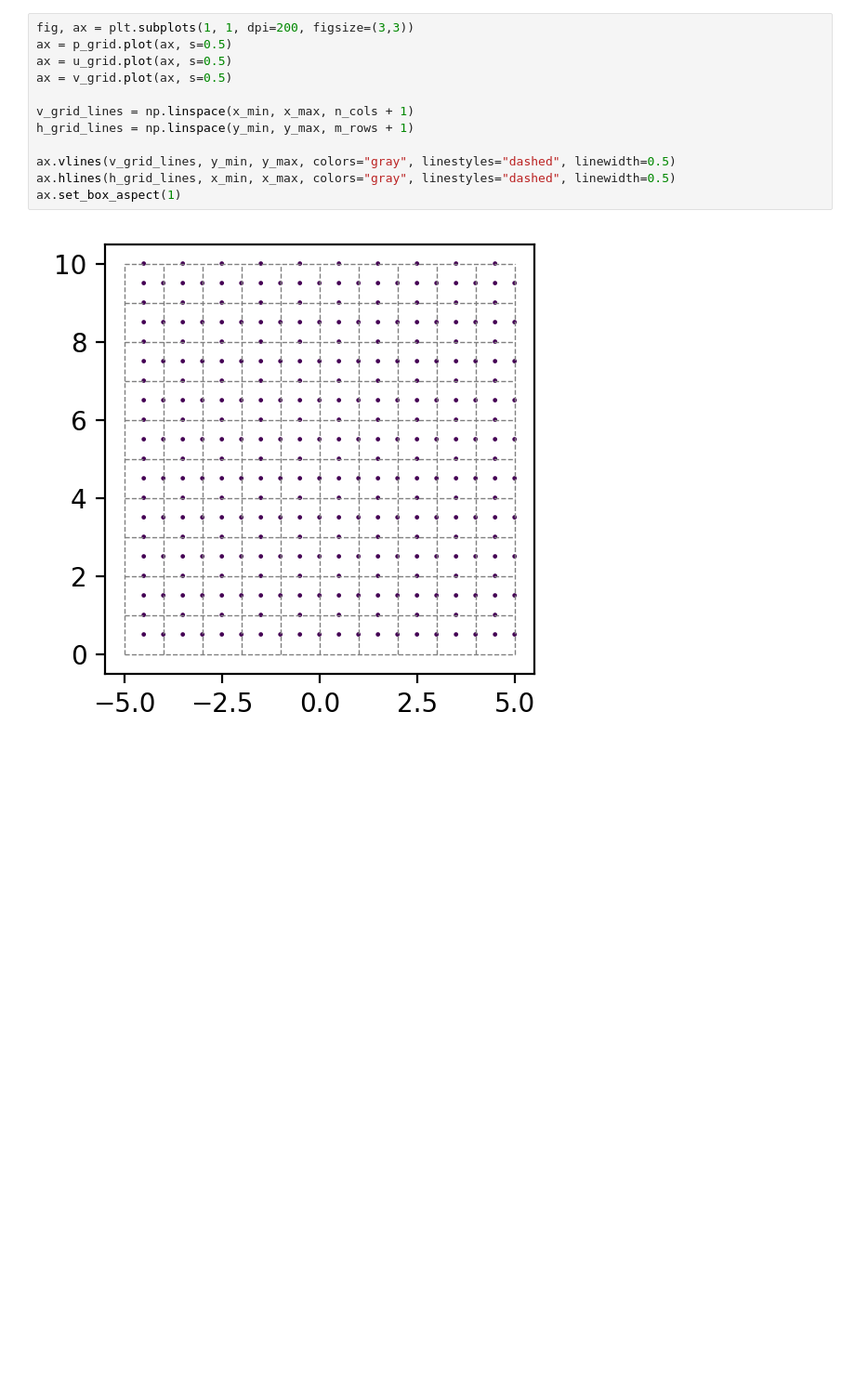
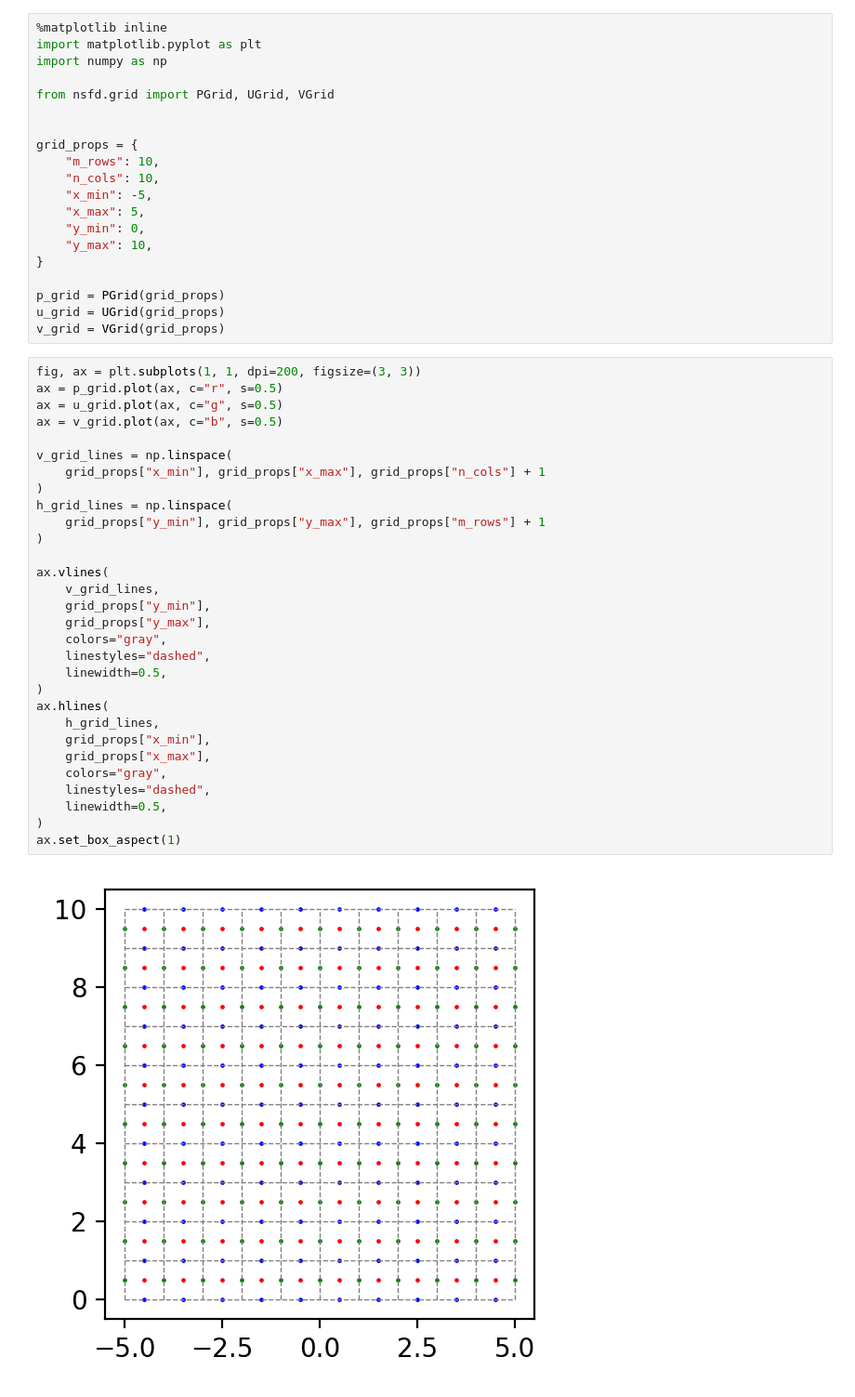
Before and after one commit to mmdski/nsfdpy, a Jupyter notebook: notebooks/grid.ipynb, the cells around one changed output. Shown: that part at 93% size. Drawn from its saved outputs; the diff is of its cells as text; blank space fills up the shorter version.

Commit message:
implement PGrid, UGrid, and VGrid

```diff
--- a/notebooks/grid.ipynb
+++ b/notebooks/grid.ipynb
@@ -39,14 +1,52 @@ v_grid = Grid(m_rows, n_cols, v_x_min, v_x_max, v_y_min, v_y_max)
+# %%
+%matplotlib inline
+import matplotlib.pyplot as plt
+import numpy as np
+
+from nsfd.grid import PGrid, UGrid, VGrid
+
+
+grid_props = {
+    "m_rows": 10,
+    "n_cols": 10,
+    "x_min": -5,
+    "x_max": 5,
+    "y_min": 0,
+    "y_max": 10,
+}
+
+p_grid = PGrid(grid_props)
+u_grid = UGrid(grid_props)
+v_grid = VGrid(grid_props)
 # %%
-fig, ax = plt.subplots(1, 1, dpi=200, figsize=(3,3))
-ax = p_grid.plot(ax, s=0.5)
-ax = u_grid.plot(ax, s=0.5)
-ax = v_grid.plot(ax, s=0.5)
+fig, ax = plt.subplots(1, 1, dpi=200, figsize=(3, 3))
+ax = p_grid.plot(ax, c="r", s=0.5)
+ax = u_grid.plot(ax, c="g", s=0.5)
+ax = v_grid.plot(ax, c="b", s=0.5)
 
-v_grid_lines = np.linspace(x_min, x_max, n_cols + 1)
-h_grid_lines = np.linspace(y_min, y_max, m_rows + 1)
+v_grid_lines = np.linspace(
+    grid_props["x_min"], grid_props["x_max"], grid_props["n_cols"] + 1
+)
+h_grid_lines = np.linspace(
+    grid_props["y_min"], grid_props["y_max"], grid_props["m_rows"] + 1
+)
 
-ax.vlines(v_grid_lines, y_min, y_max, colors="gray", linestyles="dashed", linewidth=0.5)
-ax.hlines(h_grid_lines, x_min, x_max, colors="gray", linestyles="dashed", linewidth=0.5)
+ax.vlines(
+    v_grid_lines,
+    grid_props["y_min"],
+    grid_props["y_max"],
+    colors="gray",
+    linestyles="dashed",
+    linewidth=0.5,
+)
+ax.hlines(
+    h_grid_lines,
+    grid_props["x_min"],
+    grid_props["x_max"],
+    colors="gray",
+    linestyles="dashed",
+    linewidth=0.5,
+)
 ax.set_box_aspect(1)
 # %% [output]
-[figure, old version]
+[figure, new version]
```
Also changed, not shown: parts of 1 cell of this notebook, 1 other file.
